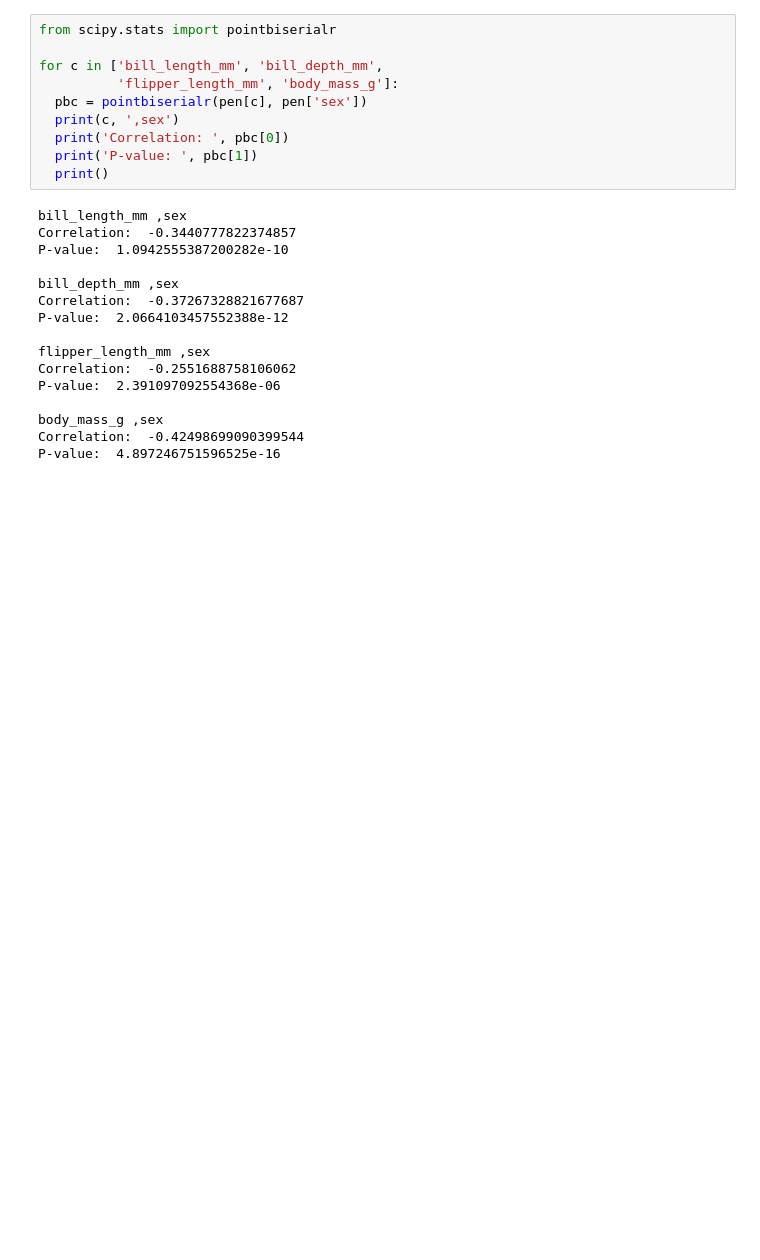
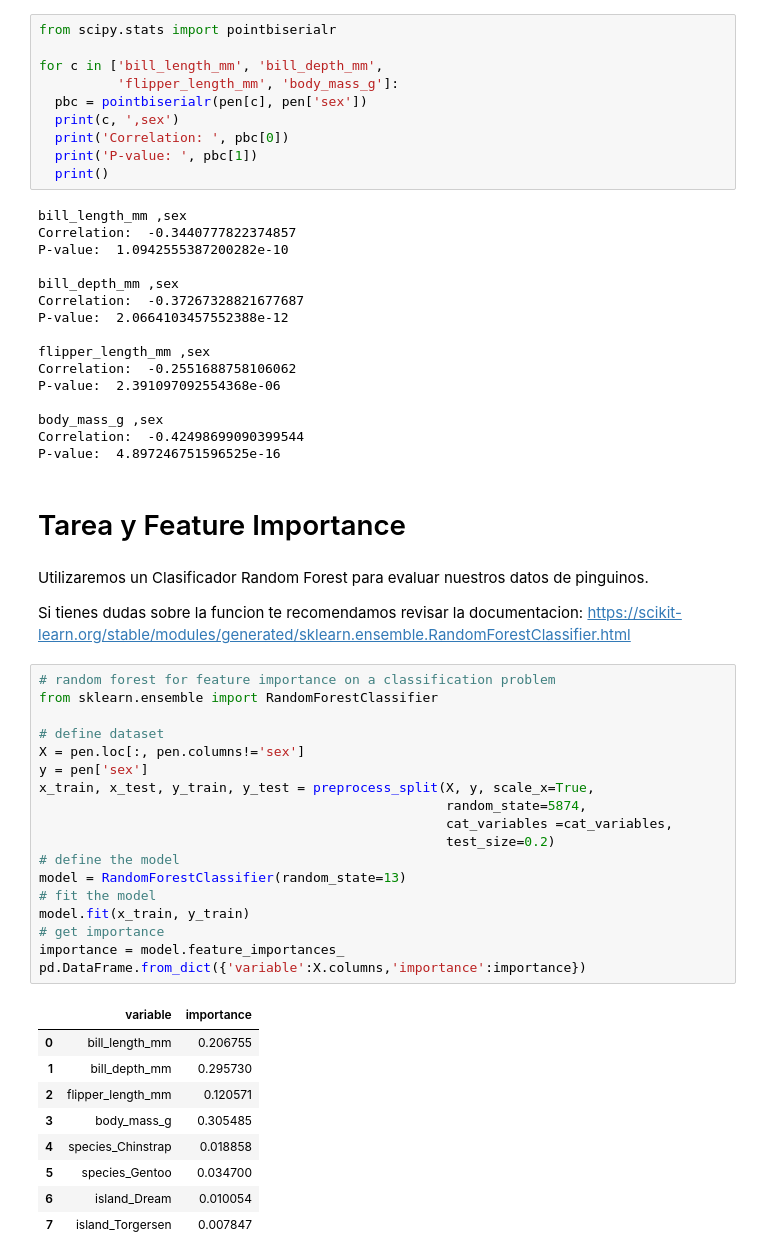
Before and after one commit to IEXE-Tec/aprendizaje-maquina-2, a Jupyter notebook: 01_seleccion_de_variables.ipynb, the cells around one changed output. Cells and saved outputs as stored; diff of their text form; blank space fills up the shorter version.

```diff
--- a/01_seleccion_de_variables.ipynb
+++ b/01_seleccion_de_variables.ipynb
@@ -326,3 +326,38 @@ P-value:  2.391097092554368e-06
 body_mass_g ,sex
 Correlation:  -0.42498699090399544
 P-value:  4.897246751596525e-16
+# %% [markdown]
+# Tarea y Feature Importance
+# %% [markdown]
+Utilizaremos un Clasificador Random Forest para evaluar nuestros datos de pinguinos.
+
+Si tienes dudas sobre la funcion te recomendamos revisar la documentacion:
+https://scikit-learn.org/stable/modules/generated/sklearn.ensemble.RandomForestClassifier.html
+# %%
+# random forest for feature importance on a classification problem
+from sklearn.ensemble import RandomForestClassifier
+
+# define dataset
+X = pen.loc[:, pen.columns!='sex']
+y = pen['sex']
+x_train, x_test, y_train, y_test = preprocess_split(X, y, scale_x=True,
+                                                    random_state=5874,
+                                                    cat_variables =cat_variables,
+                                                    test_size=0.2)
+# define the model
+model = RandomForestClassifier(random_state=13)
+# fit the model
+model.fit(x_train, y_train)
+# get importance
+importance = model.feature_importances_
+pd.DataFrame.from_dict({'variable':X.columns,'importance':importance})
+# %% [output]
+|  | variable | importance |
+| 0 | bill_length_mm | 0.206755 |
+| 1 | bill_depth_mm | 0.295730 |
+| 2 | flipper_length_mm | 0.120571 |
+| 3 | body_mass_g | 0.305485 |
+| 4 | species_Chinstrap | 0.018858 |
+| 5 | species_Gentoo | 0.034700 |
+| 6 | island_Dream | 0.010054 |
+| 7 | island_Torgersen | 0.007847 |
```
Also changed, not shown: parts of 5 cells of this notebook.
